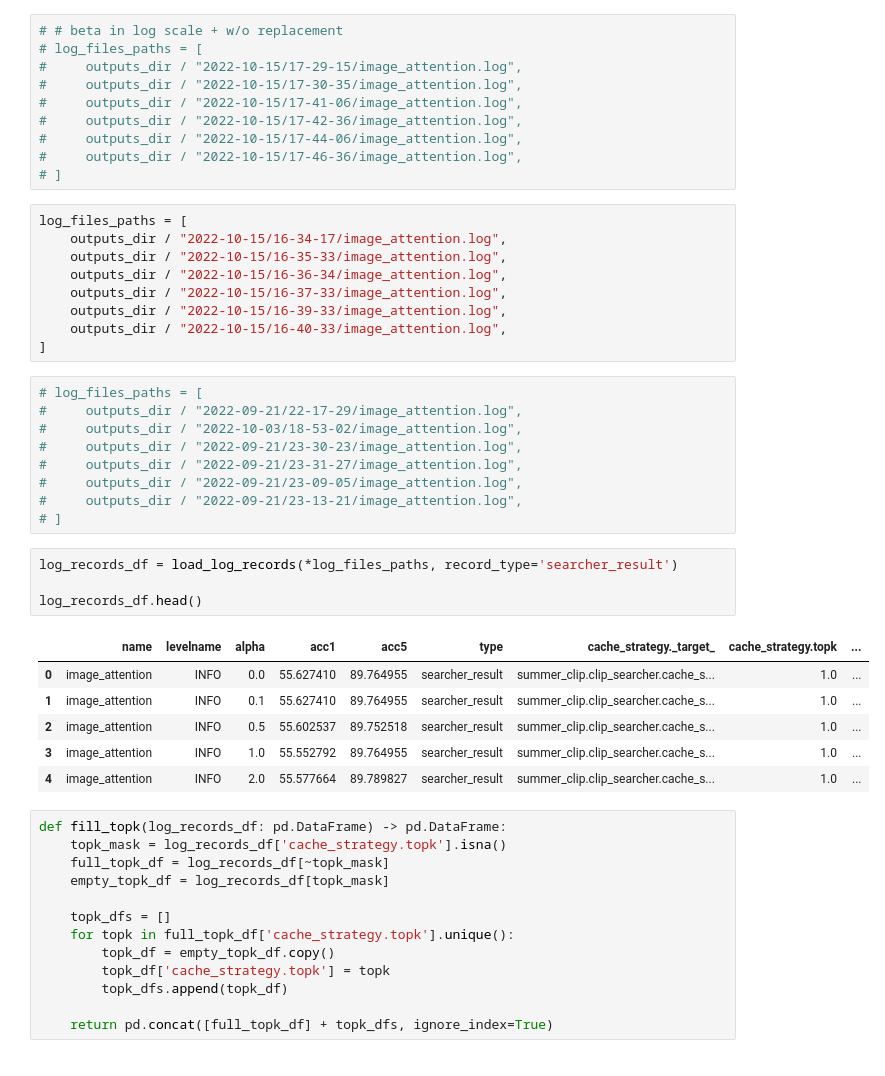
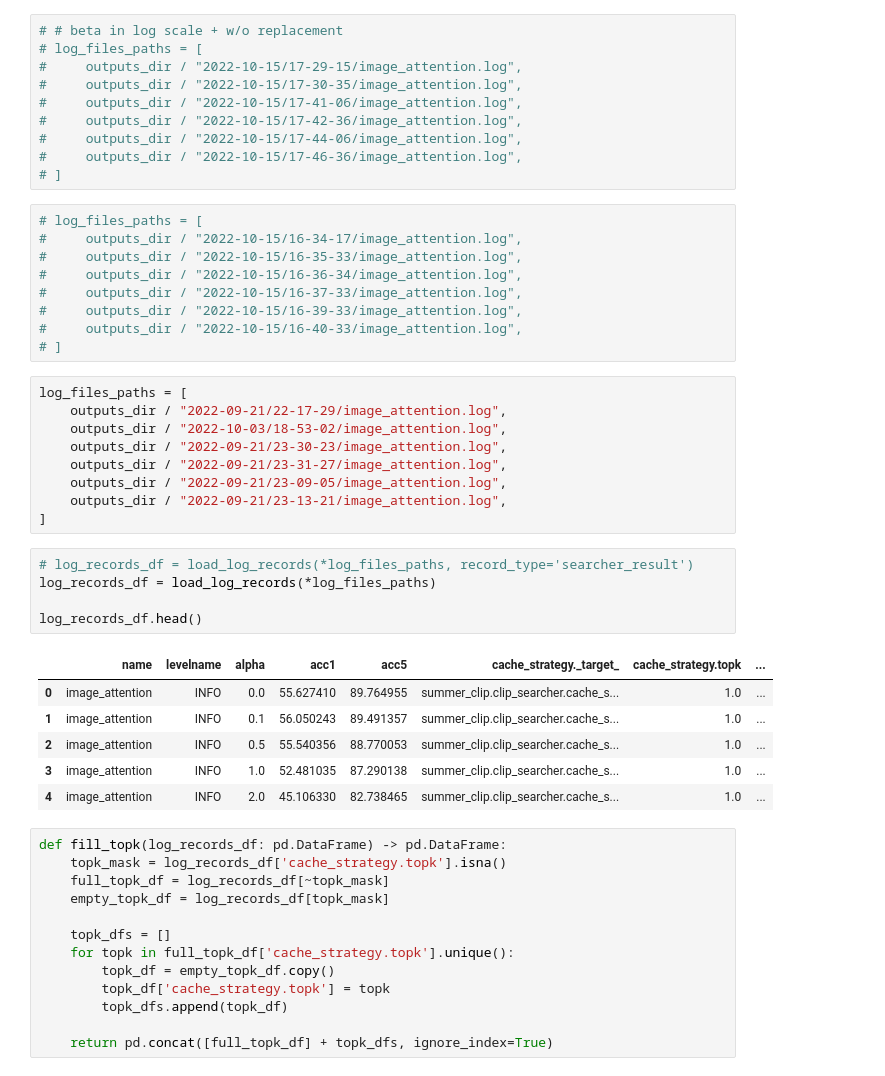
Before and after one commit to myrachins/summer-clip, a Jupyter notebook: summer_clip/clip_searcher/runs_analysis/result_tables.ipynb, the cells around one changed output. Drawn from its saved outputs; the diff is of its cells as text.

```diff
--- a/summer_clip/clip_searcher/runs_analysis/result_tables.ipynb
+++ b/summer_clip/clip_searcher/runs_analysis/result_tables.ipynb
@@ -132,34 +143,35 @@ log_records_df[log_records_df['alpha'] == 0].head(1)
 #     outputs_dir / "2022-10-15/17-46-36/image_attention.log",
 # ]
 # %%
-log_files_paths = [
-    outputs_dir / "2022-10-15/16-34-17/image_attention.log",
-    outputs_dir / "2022-10-15/16-35-33/image_attention.log",
-    outputs_dir / "2022-10-15/16-36-34/image_attention.log",
-    outputs_dir / "2022-10-15/16-37-33/image_attention.log",
-    outputs_dir / "2022-10-15/16-39-33/image_attention.log",
-    outputs_dir / "2022-10-15/16-40-33/image_attention.log",
-]
+# log_files_paths = [
+#     outputs_dir / "2022-10-15/16-34-17/image_attention.log",
+#     outputs_dir / "2022-10-15/16-35-33/image_attention.log",
+#     outputs_dir / "2022-10-15/16-36-34/image_attention.log",
+#     outputs_dir / "2022-10-15/16-37-33/image_attention.log",
+#     outputs_dir / "2022-10-15/16-39-33/image_attention.log",
+#     outputs_dir / "2022-10-15/16-40-33/image_attention.log",
+# ]
 # %%
-# log_files_paths = [
-#     outputs_dir / "2022-09-21/22-17-29/image_attention.log",
-#     outputs_dir / "2022-10-03/18-53-02/image_attention.log",
-#     outputs_dir / "2022-09-21/23-30-23/image_attention.log",
-#     outputs_dir / "2022-09-21/23-31-27/image_attention.log",
-#     outputs_dir / "2022-09-21/23-09-05/image_attention.log",
-#     outputs_dir / "2022-09-21/23-13-21/image_attention.log",
-# ]
+log_files_paths = [
+    outputs_dir / "2022-09-21/22-17-29/image_attention.log",
+    outputs_dir / "2022-10-03/18-53-02/image_attention.log",
+    outputs_dir / "2022-09-21/23-30-23/image_attention.log",
+    outputs_dir / "2022-09-21/23-31-27/image_attention.log",
+    outputs_dir / "2022-09-21/23-09-05/image_attention.log",
+    outputs_dir / "2022-09-21/23-13-21/image_attention.log",
+]
 # %%
-log_records_df = load_log_records(*log_files_paths, record_type='searcher_result')
+# log_records_df = load_log_records(*log_files_paths, record_type='searcher_result')
+log_records_df = load_log_records(*log_files_paths)
 
 log_records_df.head()
 # %% [output]
-|  | name | levelname | alpha | acc1 | acc5 | type | cache_strategy._target_ | cache_strategy.topk | ... |
-| 0 | image_attention | INFO | 0.0 | 55.627410 | 89.764955 | searcher_result | summer_clip.clip_searcher.cache_s... | 1.0 | ... |
-| 1 | image_attention | INFO | 0.1 | 55.627410 | 89.764955 | searcher_result | summer_clip.clip_searcher.cache_s... | 1.0 | ... |
-| 2 | image_attention | INFO | 0.5 | 55.602537 | 89.752518 | searcher_result | summer_clip.clip_searcher.cache_s... | 1.0 | ... |
-| 3 | image_attention | INFO | 1.0 | 55.552792 | 89.764955 | searcher_result | summer_clip.clip_searcher.cache_s... | 1.0 | ... |
-| 4 | image_attention | INFO | 2.0 | 55.577664 | 89.789827 | searcher_result | summer_clip.clip_searcher.cache_s... | 1.0 | ... |
+|  | name | levelname | alpha | acc1 | acc5 | cache_strategy._target_ | cache_strategy.topk | ... |
+| 0 | image_attention | INFO | 0.0 | 55.627410 | 89.764955 | summer_clip.clip_searcher.cache_s... | 1.0 | ... |
+| 1 | image_attention | INFO | 0.1 | 56.050243 | 89.491357 | summer_clip.clip_searcher.cache_s... | 1.0 | ... |
+| 2 | image_attention | INFO | 0.5 | 55.540356 | 88.770053 | summer_clip.clip_searcher.cache_s... | 1.0 | ... |
+| 3 | image_attention | INFO | 1.0 | 52.481035 | 87.290138 | summer_clip.clip_searcher.cache_s... | 1.0 | ... |
+| 4 | image_attention | INFO | 2.0 | 45.106330 | 82.738465 | summer_clip.clip_searcher.cache_s... | 1.0 | ... |
 # %%
 def fill_topk(log_records_df: pd.DataFrame) -> pd.DataFrame:
     topk_mask = log_records_df['cache_strategy.topk'].isna()
```
Also changed, not shown: parts of 11 cells of this notebook.
